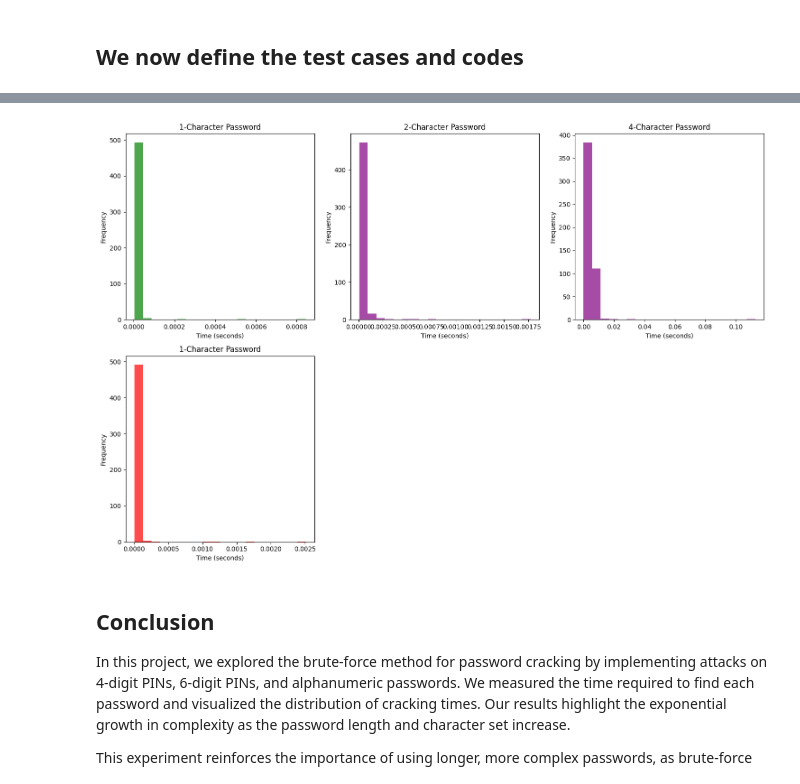
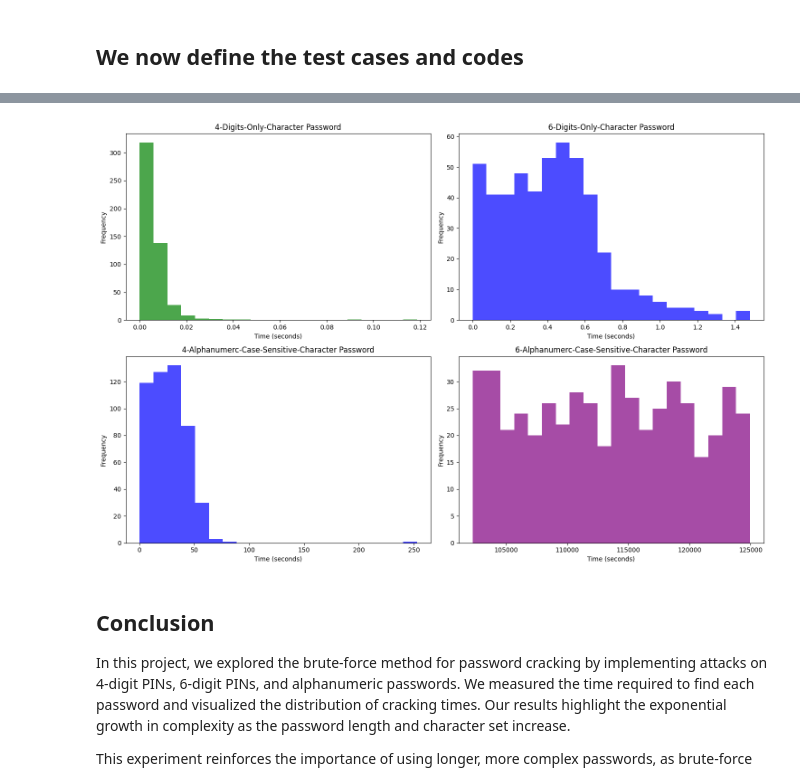
Before and after one commit to Programming-Sai/CryptAnalysis, a Jupyter notebook: notebooks/Password_And_BruteForcing/brute_force_password_cracking.ipynb, the cells around one changed output, grey strips where cells are left out. Saved outputs shown, nothing was run; the diff lists cells and outputs as text; code cells hidden in the pictures.

```diff
--- a/notebooks/Password_And_BruteForcing/brute_force_password_cracking.ipynb
+++ b/notebooks/Password_And_BruteForcing/brute_force_password_cracking.ipynb
@@ -52,9 +52,27 @@ def brute_force_alphanumeric_code(code: str, length: int):
     return time.time() - start_time
 
 
+# Using Simulation Code for last test case since it would be impractical to perform it manually
+def simulated_brute_force(code, code_length):
+    base_time = 0.000002
+    factor = 62
+    estimated_time = base_time * (factor ** code_length)
 
+    # Add slight random variation (up to ±10%)
+    variability = random.uniform(0.9, 1.1)
+    estimated_time *= variability
 
-# Load the results from CSV
+    # Simulate delay (small pause to mimic work)
+    time.sleep(random.uniform(0.005, 0.02))  # Varying small delay
+
+    return estimated_time
 # %% [markdown]
 ## We now define the test cases and codes
+# %%
+test_cases=[
+    {'func': brute_force_pin_code, 'length': 4, 'alphanumeric': False, 'label': "Digits-Only"},
+    {'func': brute_force_pin_code, 'length': 6, 'alphanumeric': False, 'label': "Digits-Only"},
+    {'func': brute_force_alphanumeric_code, 'length': 4, 'alphanumeric': True, 'label': "Alphanumerc-Case-Sensitive"},
+    {'func': simulated_brute_force, 'length': 6, 'alphanumeric': True, 'label': "Alphanumerc-Case-Sensitive"},
+]
 # %%
@@ -136,35 +149,35 @@ display(HTML(''.join(tables)))
 # %%
 
 
 # Determine number of rows and columns for the subplots
 n_plots = len(frames)
-n_cols = 3  # You can adjust this value based on how many columns you want
+n_cols = 2  # You can adjust this value based on how many columns you want
 n_rows = math.ceil(n_plots / n_cols)
 
 # Create subplots with dynamic rows and columns
 fig, axes = plt.subplots(n_rows, n_cols, figsize=(15, 5 * n_rows))
 
 # Flatten axes to make indexing easier if the grid has multiple rows
 axes = axes.flatten()
 
 # Loop through frames and plot
 for i, frame in enumerate(frames):
     axes[i].hist(frame['Time (seconds)'], bins=20, color=random.choice(['red', 'blue', 'green', 'purple']), alpha=0.7)
     axes[i].set_xlabel('Time (seconds)')
     axes[i].set_ylabel('Frequency')
-    axes[i].set_title(f'{test_cases[i]["length"]}-Character Password')
+    axes[i].set_title(f'{test_cases[i]["length"]}-{test_cases[i]["label"]}-Character Password')
 
 # Turn off unused axes
 for i in range(n_plots, len(axes)):
     axes[i].axis('off')
 
 # Apply tight layout to avoid overlap and adjust spacing
 plt.tight_layout()
 
 # Show the plots
 plt.show()
 # %% [output]
-[figure, old version]
+[figure, new version]
 # %% [markdown]
 ## Conclusion
 
```
Also changed, not shown: parts of 2 cells of this notebook, 18 other files.
